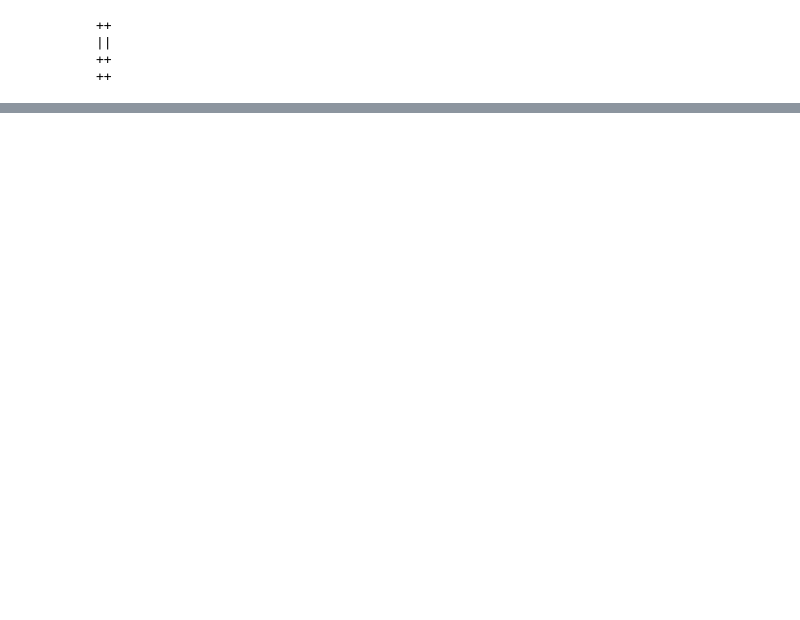
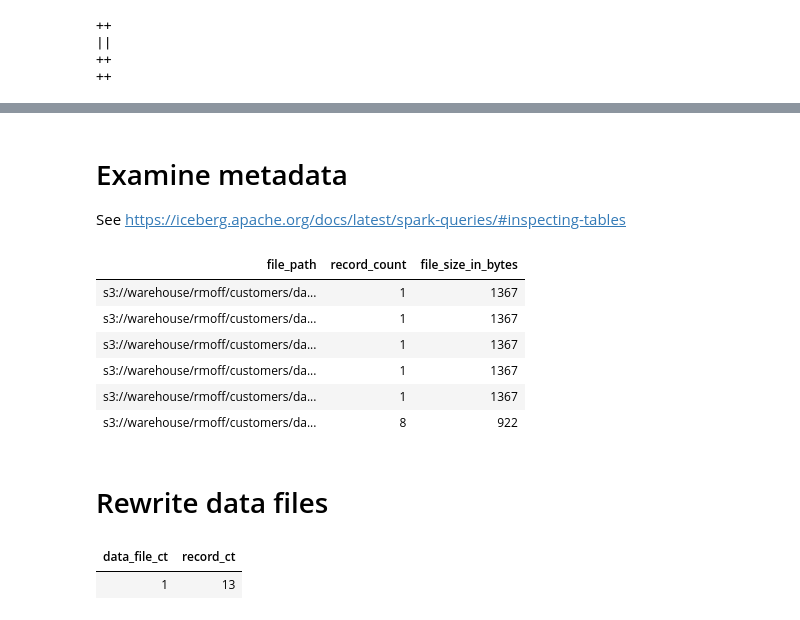
Before and after one commit to rmoff/examples, a Jupyter notebook: iceberg/trino-polaris-minio/notebooks/Iceberg Polaris Spark.ipynb, the cells around one changed output, grey strips where cells are left out. Saved outputs shown, nothing was run; the diff lists cells and outputs as text; code cells hidden in the pictures; blank space fills up the shorter version.

```diff
--- a/iceberg/trino-polaris-minio/notebooks/Iceberg Polaris Spark.ipynb
+++ b/iceberg/trino-polaris-minio/notebooks/Iceberg Polaris Spark.ipynb
@@ -102,0 +185,28 @@ SELECT * FROM customers;
+# %% [markdown]
+# Examine metadata
+
+See https://iceberg.apache.org/docs/latest/spark-queries/#inspecting-tables
+# %%
+%%sql
+SELECT
+  file_path,
+  record_count,
+  file_size_in_bytes
+FROM
+  polaris.rmoff.customers.files;
+# %% [output]
+| file_path | record_count | file_size_in_bytes |
+| s3://warehouse/rmoff/customers/da... | 1 | 1367 |
+| s3://warehouse/rmoff/customers/da... | 1 | 1367 |
+| s3://warehouse/rmoff/customers/da... | 1 | 1367 |
+| s3://warehouse/rmoff/customers/da... | 1 | 1367 |
+| s3://warehouse/rmoff/customers/da... | 1 | 1367 |
+| s3://warehouse/rmoff/customers/da... | 8 | 922 |
+# %% [markdown]
+# Rewrite data files
+# %%
+%%sql
+SELECT COUNT(*) AS data_file_ct, SUM(record_count) AS record_ct FROM polaris.rmoff.customers.files;
+# %% [output]
+| data_file_ct | record_ct |
+| 1 | 13 |
```
Also changed, not shown: parts of 58 cells of this notebook.
